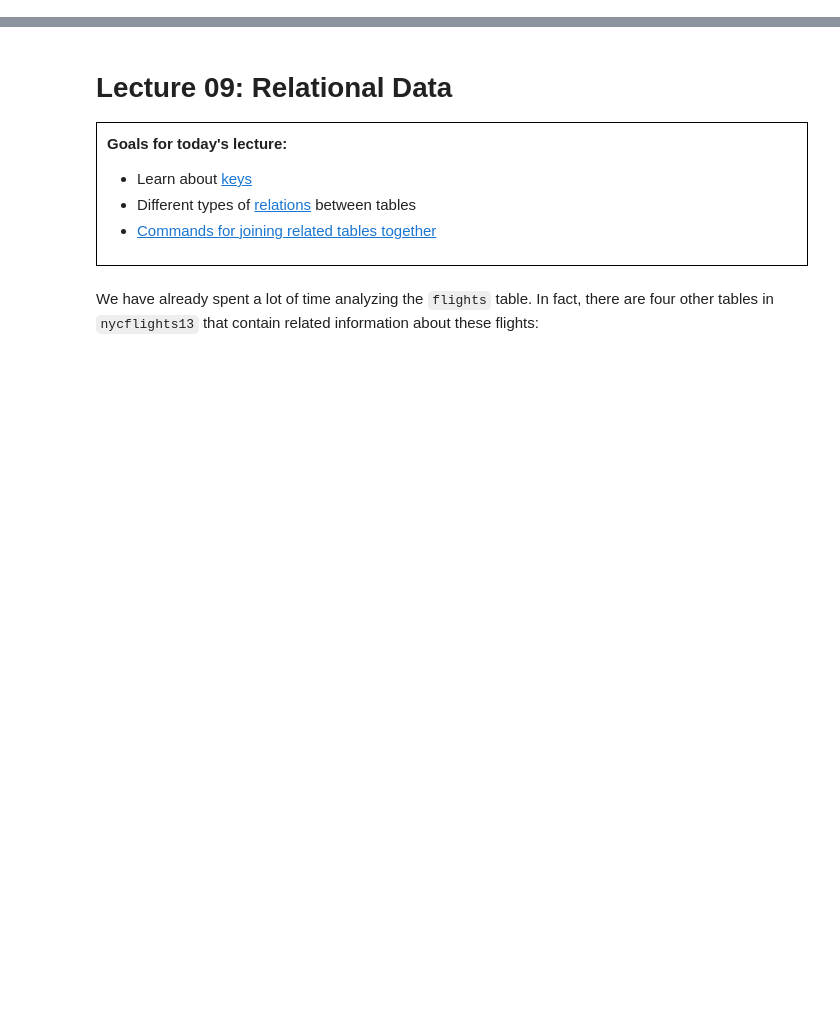
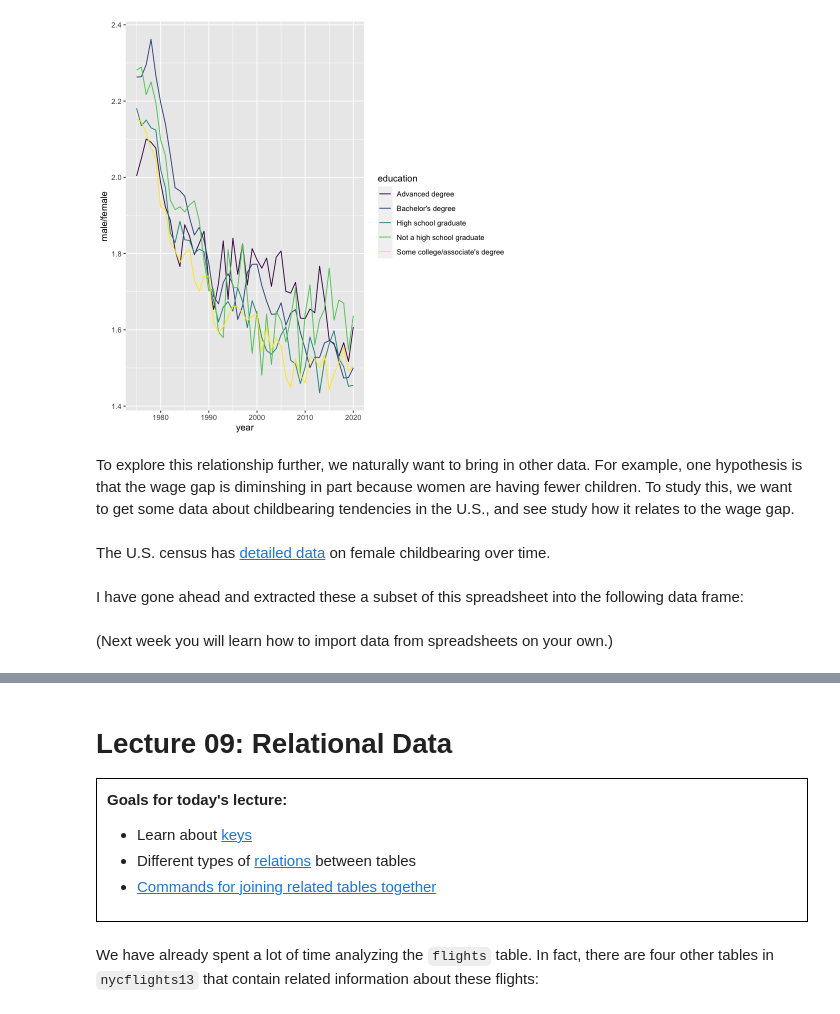
Before and after one commit to stats306/w23, a Jupyter notebook: lectures/week6/lecture08.ipynb, the cells around one changed output, grey strips where cells are left out. Cells and saved outputs as stored; diff of their text form; code cells hidden in the pictures; blank space fills up the shorter version.

```diff
--- a/lectures/week6/lecture08.ipynb
+++ b/lectures/week6/lecture08.ipynb
@@ -0,0 +17,12 @@
+# %%
+# make better plot
+earnings %>% select(education, year, sex, Mean) %>% pivot_wider(names_from=sex, values_from=Mean) %>%
+    ggplot(aes(x = year, y = male / female, color = education)) + geom_line()
+# %% [output]
+[figure, added]
+# %% [markdown]
+To explore this relationship further, we naturally want to bring in other data. For example, one hypothesis is that the wage gap is diminshing in part because women are having fewer children. To study this, we want to get some data about childbearing tendencies in the U.S., and see study how it relates to the wage gap.
+# %% [markdown]
+The U.S. census has [detailed data](https://www.census.gov/data/tables/time-series/demo/fertility/his-cps.html#par_list) on female childbearing over time.
+# %% [markdown]
+I have gone ahead and extracted these a subset of this spreadsheet into the following data frame:
@@ -0,0 +58,2 @@
+# %% [markdown]
+(Next week you will learn how to import data from spreadsheets on your own.)
```
Also changed, not shown: parts of 18 cells of this notebook.
